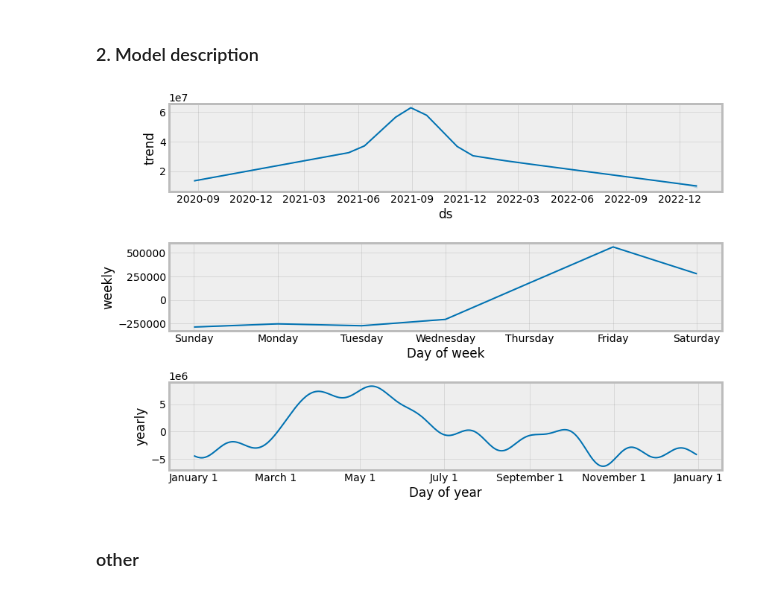
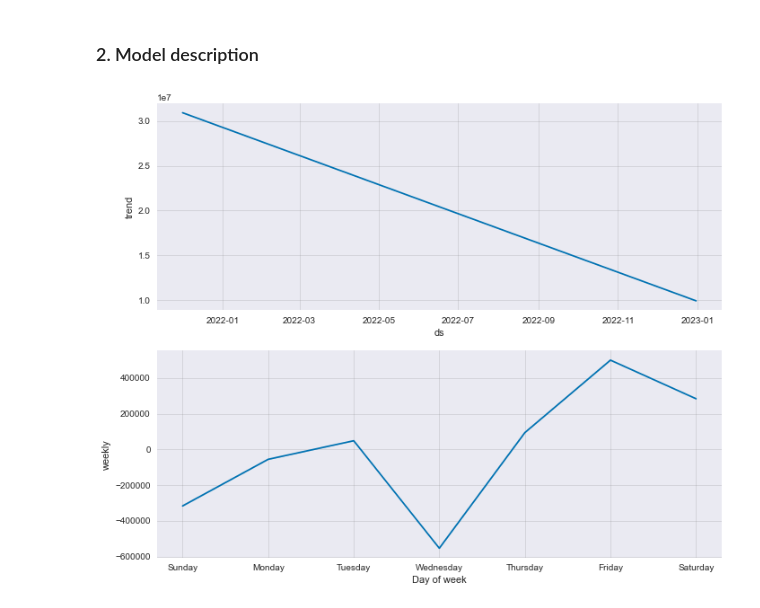
Before and after one commit to abessalov/Ocean_Filecoin_Challenge, a Jupyter notebook: 2_Modelling.ipynb, the cells around one changed output. Saved outputs shown, nothing was run; the diff lists cells and outputs as text; code cells hidden in the pictures.

```diff
--- a/2_Modelling.ipynb
+++ b/2_Modelling.ipynb
@@ -60,0 +94,8 @@ _ = _.legend(['real','prophet'])
+# %%
+# plotting
+df1 = pd.DataFrame(dict_preds).iloc[-122:,:]
+df1['real'] = y
+model_best = 'prophet1years_all'
+
+feats = ['real',model_best]
+_ = df1[feats].plot(figsize = (10,4), title = 'Best model predictions', color = ['green','red'])
@@ -61,9 +104,8 @@ _ = _.legend(['real','prophet'])
 # %% [markdown]
 ### 2. Model description
 # %%
-m.plot_components(df_out, figsize = (12,8))
+df_out = dict_out[model_best]
+m.plot_components(df_out, figsize = (10,8))
 plt.show()
 # %% [output]
-[figure, old version]
+[figure, new version]
-# %% [markdown]
-### other
```
Also changed, not shown: parts of 11 cells of this notebook, 4 other files.
